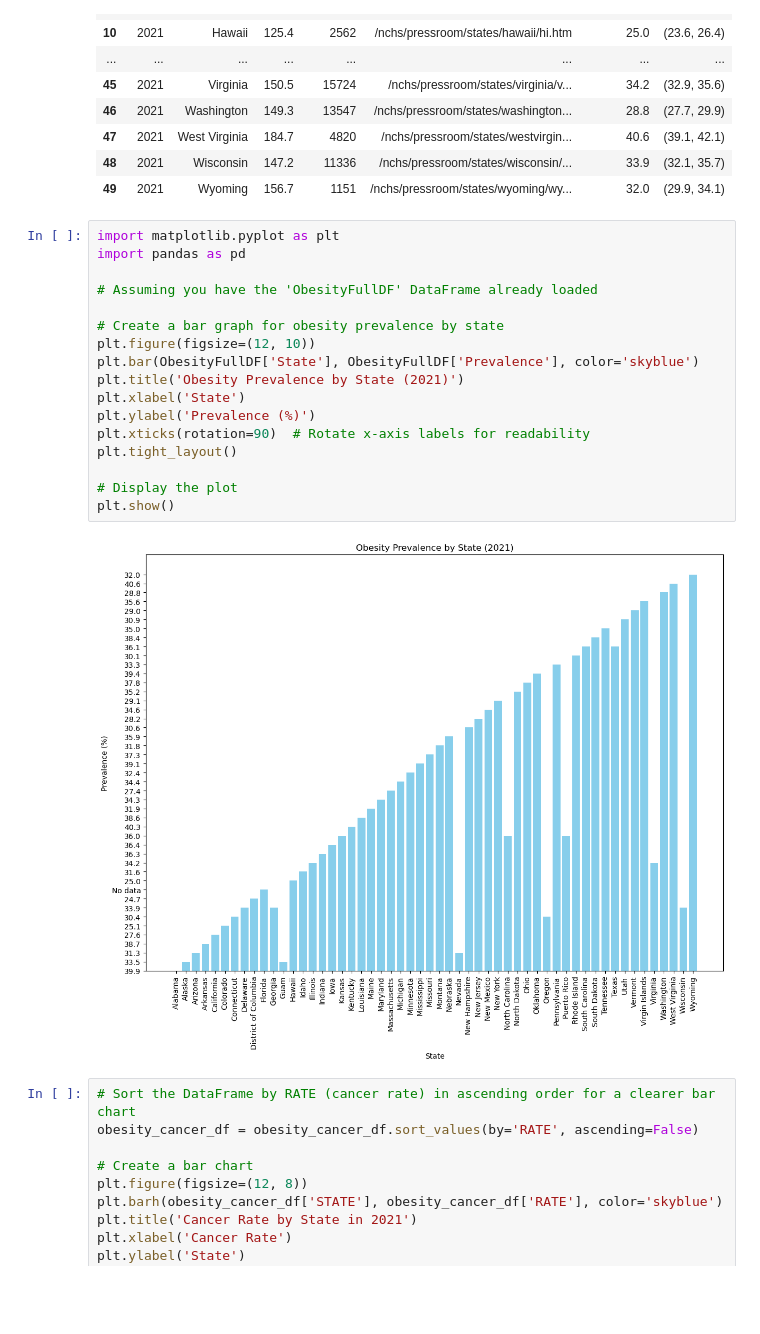
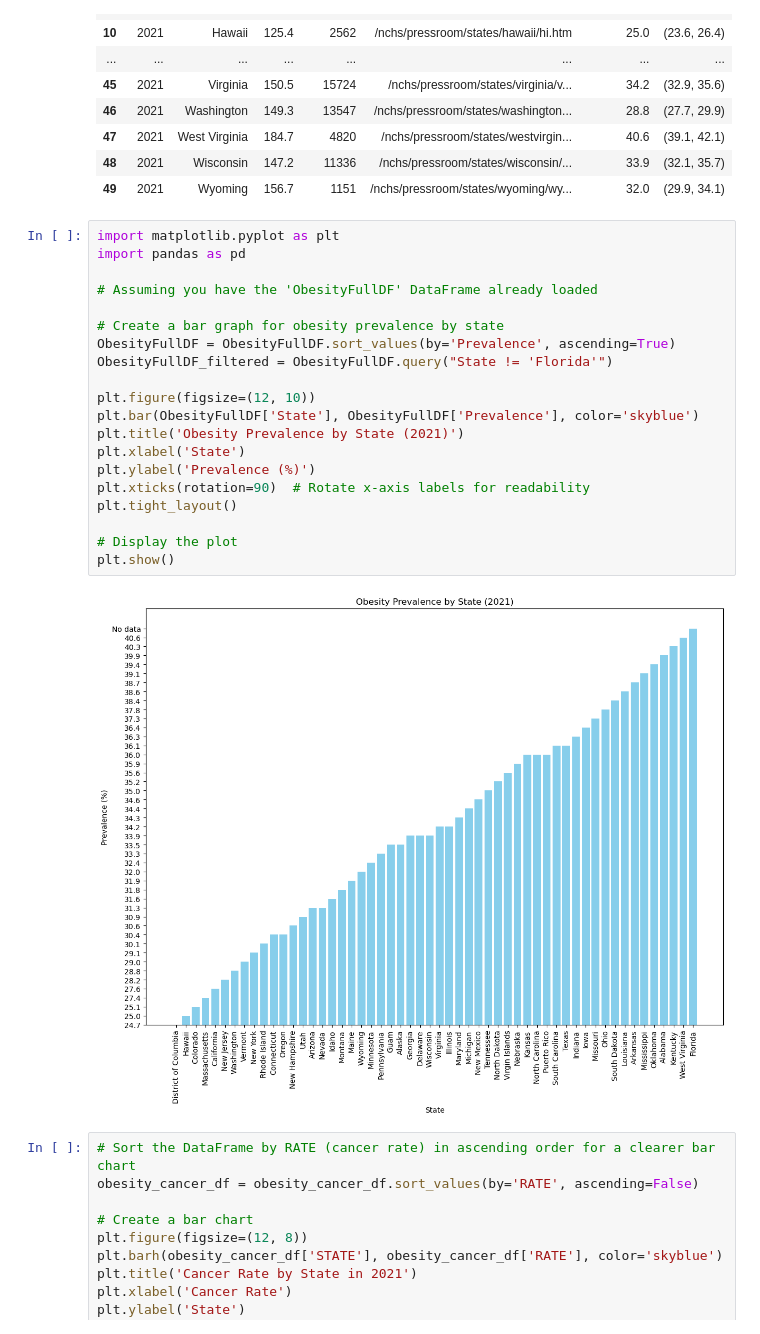
Before and after one commit to AclifftDepaul/Project1Repository, a Jupyter notebook: Untitled Folder/Obesity and Cancer.ipynb, the cells around one changed output. Saved outputs shown, nothing was run; the diff lists cells and outputs as text; blank space fills up the shorter version.

```diff
--- a/Untitled Folder/Obesity and Cancer.ipynb
+++ b/Untitled Folder/Obesity and Cancer.ipynb
@@ -138,22 +138,25 @@ obesity_cancer_df
 # %%
 import matplotlib.pyplot as plt
 import pandas as pd
 
 # Assuming you have the 'ObesityFullDF' DataFrame already loaded
 
 # Create a bar graph for obesity prevalence by state
+ObesityFullDF = ObesityFullDF.sort_values(by='Prevalence', ascending=True)
+ObesityFullDF_filtered = ObesityFullDF.query("State != 'Florida'")
+
 plt.figure(figsize=(12, 10))
 plt.bar(ObesityFullDF['State'], ObesityFullDF['Prevalence'], color='skyblue')
 plt.title('Obesity Prevalence by State (2021)')
 plt.xlabel('State')
 plt.ylabel('Prevalence (%)')
 plt.xticks(rotation=90)  # Rotate x-axis labels for readability
 plt.tight_layout()
 
 # Display the plot
 plt.show()
 # %% [output]
-[figure, old version]
+[figure, new version]
 # %%
 # Sort the DataFrame by RATE (cancer rate) in ascending order for a clearer bar chart
 obesity_cancer_df = obesity_cancer_df.sort_values(by='RATE', ascending=False)
```
